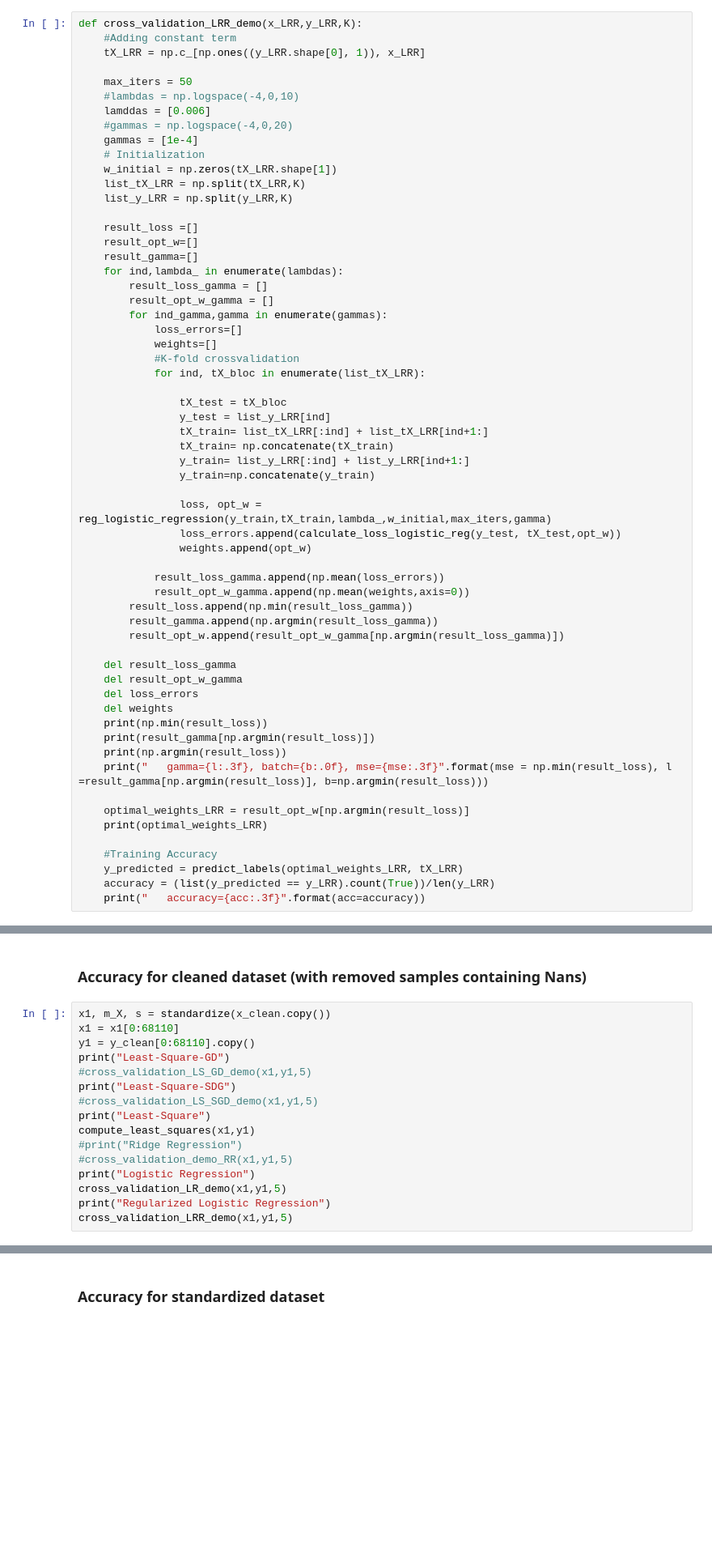
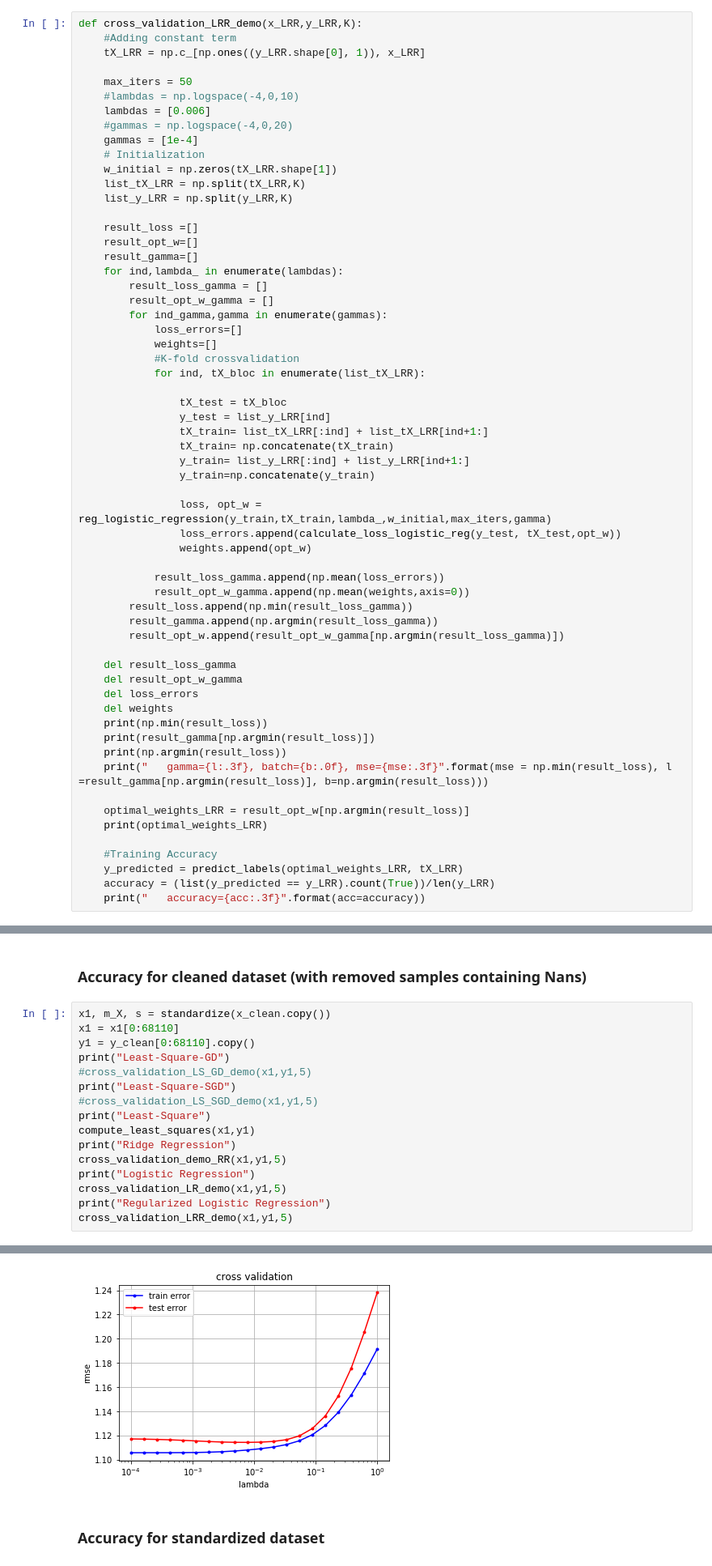
Before and after one commit to LanctuitEmma/ML_Project1, a Jupyter notebook: scripts/Project Final.ipynb, the cells around one changed output, grey strips where cells are left out. Shown at 81% size. Drawn from its saved outputs; the diff is of its cells as text; blank space fills up the shorter version.

```diff
--- a/scripts/Project Final.ipynb
+++ b/scripts/Project Final.ipynb
@@ -446,7 +447,7 @@ def cross_validation_LRR_demo(x_LRR,y_LRR,K):
 
     max_iters = 50
     #lambdas = np.logspace(-4,0,10)
-    lamddas = [0.006]
+    lambdas = [0.006]
     #gammas = np.logspace(-4,0,20)
     gammas = [1e-4]
     # Initialization
@@ -509,13 +510,14 @@ x1 = x1[0:68110]
 y1 = y_clean[0:68110].copy()
 print("Least-Square-GD")
 #cross_validation_LS_GD_demo(x1,y1,5)
-print("Least-Square-SDG")
+print("Least-Square-SGD")
 #cross_validation_LS_SGD_demo(x1,y1,5)
 print("Least-Square")
 compute_least_squares(x1,y1)
-#print("Ridge Regression")
-#cross_validation_demo_RR(x1,y1,5)
+print("Ridge Regression")
+cross_validation_demo_RR(x1,y1,5)
 print("Logistic Regression")
 cross_validation_LR_demo(x1,y1,5)
 print("Regularized Logistic Regression")
 cross_validation_LRR_demo(x1,y1,5)
+# %% [output]
@@ -522,3 +536,4 @@ cross_validation_LRR_demo(x1,y1,5)
+[figure, added]
 # %% [markdown]
 ### Accuracy for standardized dataset
 # %%
```
Also changed, not shown: parts of 2 cells of this notebook, 2 other files.
